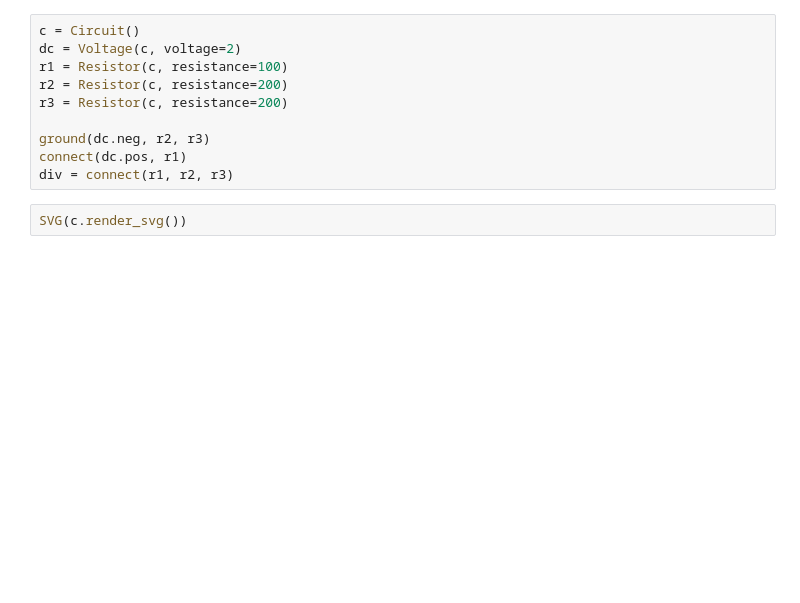
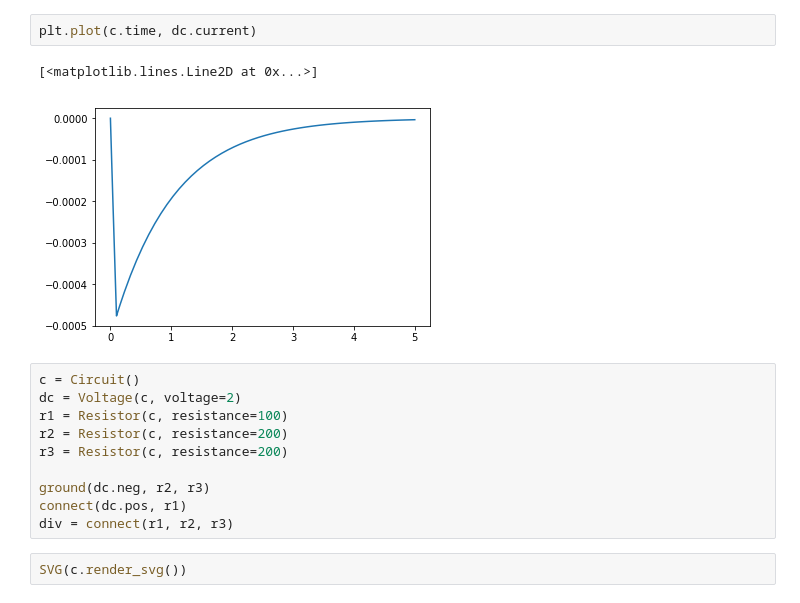
Before and after one commit to newhouseb/turmeric, a Jupyter notebook: basic_circuits.ipynb, the cells around one changed output. Cells and saved outputs as stored; diff of their text form; blank space fills up the shorter version.

```diff
--- a/basic_circuits.ipynb
+++ b/basic_circuits.ipynb
@@ -25,4 +48,9 @@ Ignoring type i
 [figure]
+# %%
+plt.plot(c.time, dc.current)
+# %% [output]
+[<matplotlib.lines.Line2D at 0x...>]
+[figure, added]
 # %%
 c = Circuit()
 dc = Voltage(c, voltage=2)
```
Also changed, not shown: parts of 5 cells of this notebook, 2 other files.
